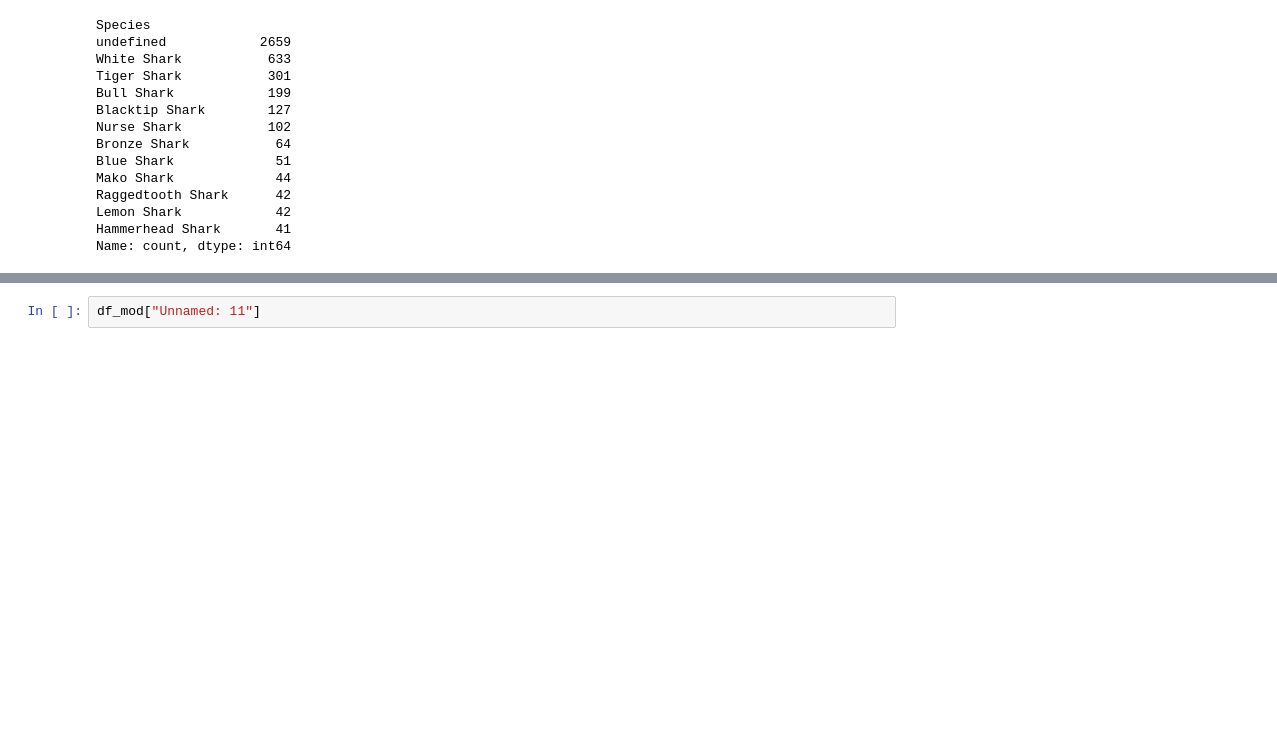
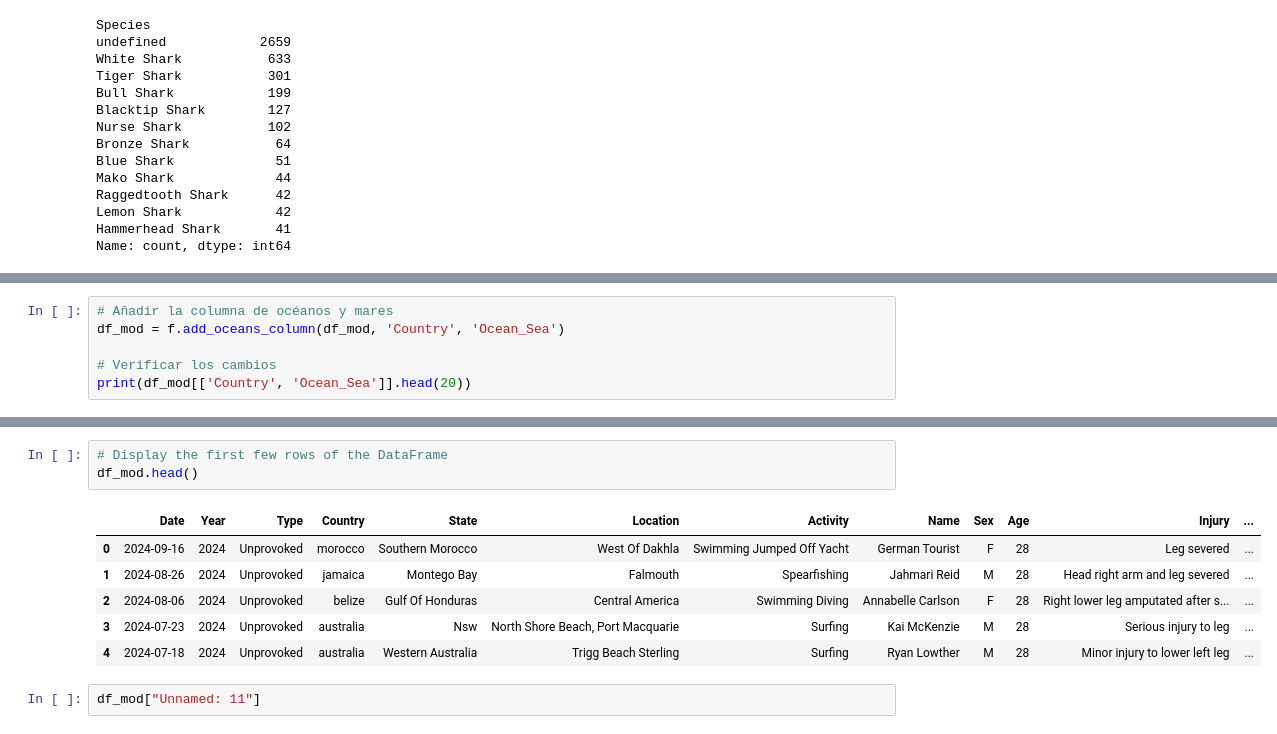
Before and after one commit to GemaVNZ/Quest2.-Sharks, a Jupyter notebook: notebooks/data_cleaning.ipynb, the cells around one changed output, grey strips where cells are left out. Drawn from its saved outputs; the diff is of its cells as text; blank space fills up the shorter version.

Commit message:
Add Ocean_Sea column

```diff
--- a/notebooks/data_cleaning.ipynb
+++ b/notebooks/data_cleaning.ipynb
@@ -1015,0 +1025,6 @@ Name: count, Length: 596, dtype: int64
+# %%
+# Añadir la columna de océanos y mares
+df_mod = f.add_oceans_column(df_mod, 'Country', 'Ocean_Sea')
+
+# Verificar los cambios
+print(df_mod[['Country', 'Ocean_Sea']].head(20))
@@ -1016,3 +1085,13 @@ Name: count, Length: 596, dtype: int64
+# %%
+# Display the first few rows of the DataFrame
+df_mod.head()
+# %% [output]
+|  | Date | Year | Type | Country | State | Location | Activity | Name | Sex | Age | Injury | ... |
+| 0 | 2024-09-16 | 2024 | Unprovoked | morocco | Southern Morocco | West Of Dakhla | Swimming Jumped Off Yacht | German Tourist | F | 28 | Leg severed | ... |
+| 1 | 2024-08-26 | 2024 | Unprovoked | jamaica | Montego Bay | Falmouth | Spearfishing | Jahmari Reid | M | 28 | Head right arm and leg severed | ... |
+| 2 | 2024-08-06 | 2024 | Unprovoked | belize | Gulf Of Honduras | Central America | Swimming Diving | Annabelle Carlson | F | 28 | Right lower leg amputated after s... | ... |
+| 3 | 2024-07-23 | 2024 | Unprovoked | australia | Nsw | North Shore Beach, Port Macquarie | Surfing | Kai McKenzie | M | 28 | Serious injury to leg | ... |
+| 4 | 2024-07-18 | 2024 | Unprovoked | australia | Western Australia | Trigg Beach Sterling | Surfing | Ryan Lowther | M | 28 | Minor injury to lower left leg | ... |
 # %%
 df_mod["Unnamed: 11"]
 # %% [output]
```
Also changed, not shown: parts of 5 cells of this notebook, 1 other file.
